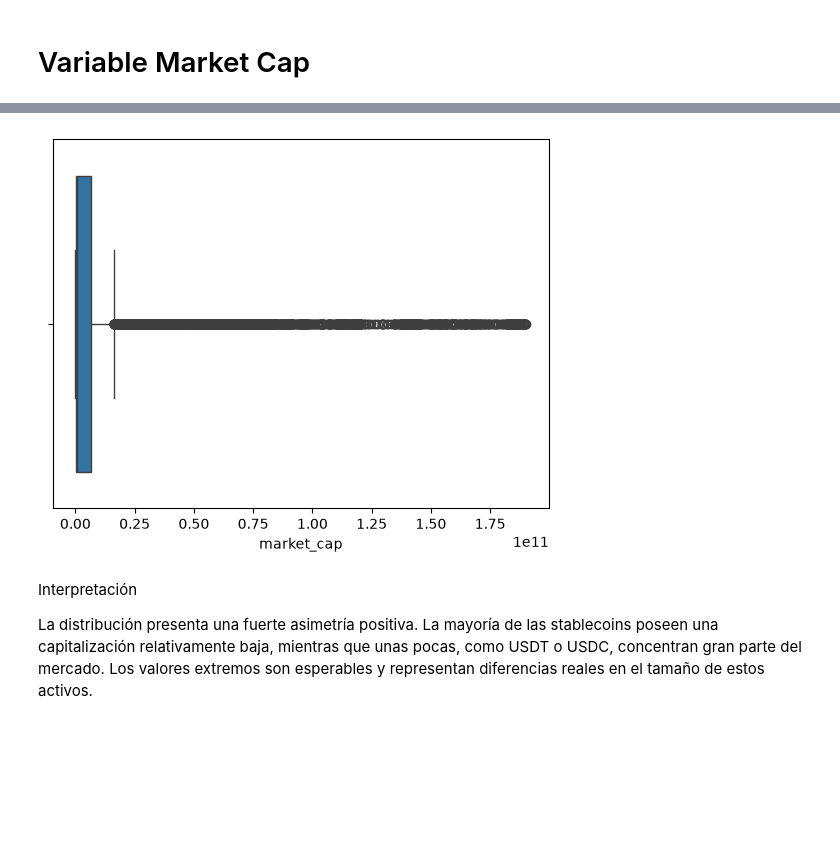
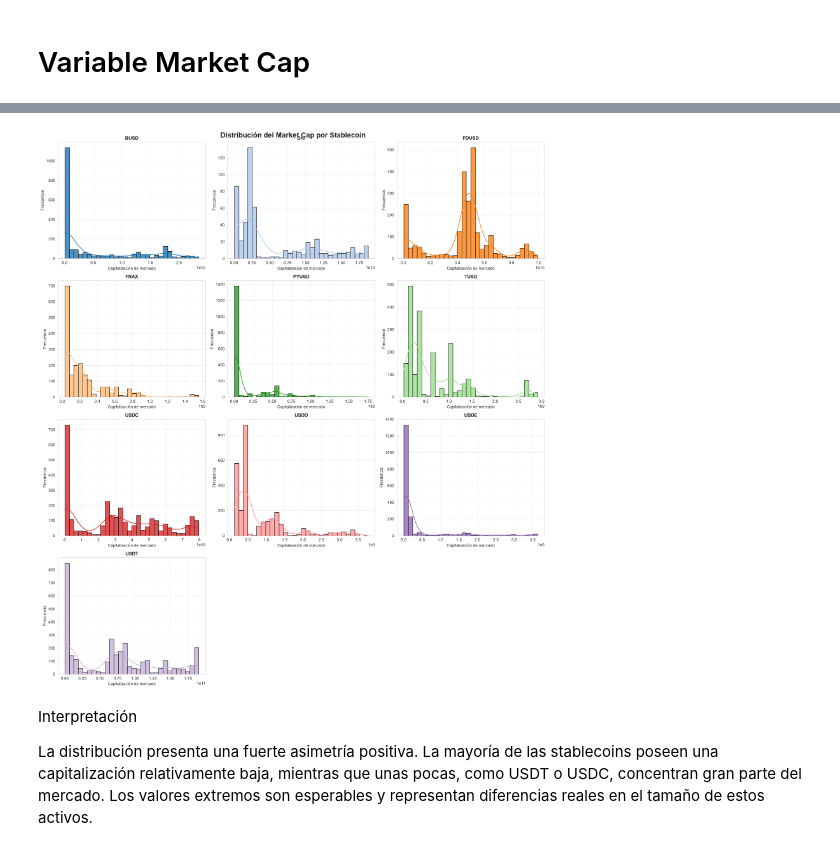
Before and after one commit to Bootcamp-DA-P2/criptoradar, a Jupyter notebook: notebooks/02_analisis_univariado.ipynb, the cells around one changed output, grey strips where cells are left out. Saved outputs shown, nothing was run; the diff lists cells and outputs as text; code cells hidden in the pictures; blank space fills up the shorter version.

```diff
--- a/notebooks/02_analisis_univariado.ipynb
+++ b/notebooks/02_analisis_univariado.ipynb
@@ -150,8 +191,12 @@ plt.show()
-# %%
-sns.boxplot(x=df["market_cap"])
-plt.show()
-# %% [output]
-[figure, removed]
+# %%
+histograma_por_stablecoin(
+    df,
+    "market_cap",
+    "Distribución del Market Cap por Stablecoin",
+    "Capitalización de mercado"
+)
+# %% [output]
+[figure, added]
 # %% [markdown]
 Interpretación
 
```
Also changed, not shown: parts of 53 cells of this notebook, 1 other file.
